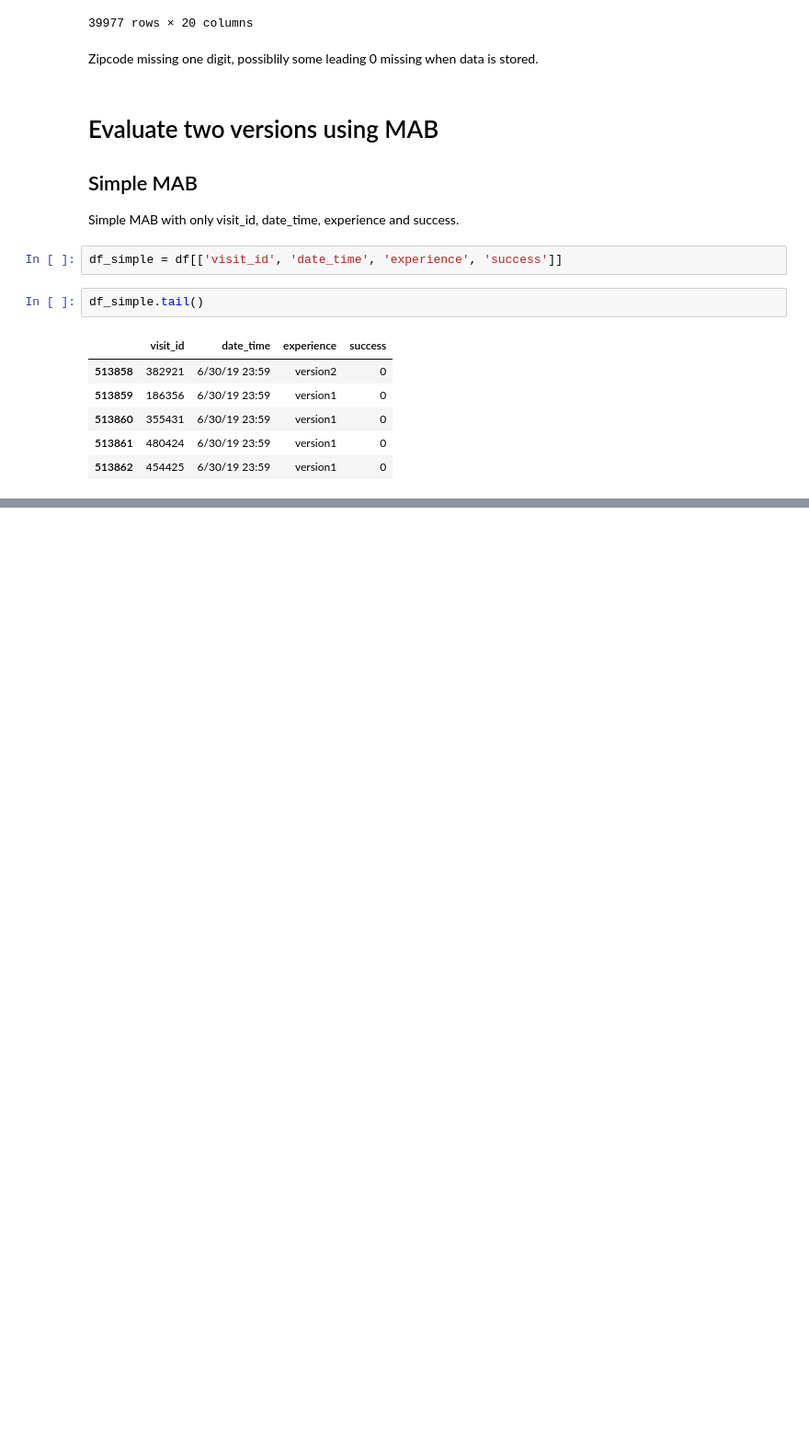
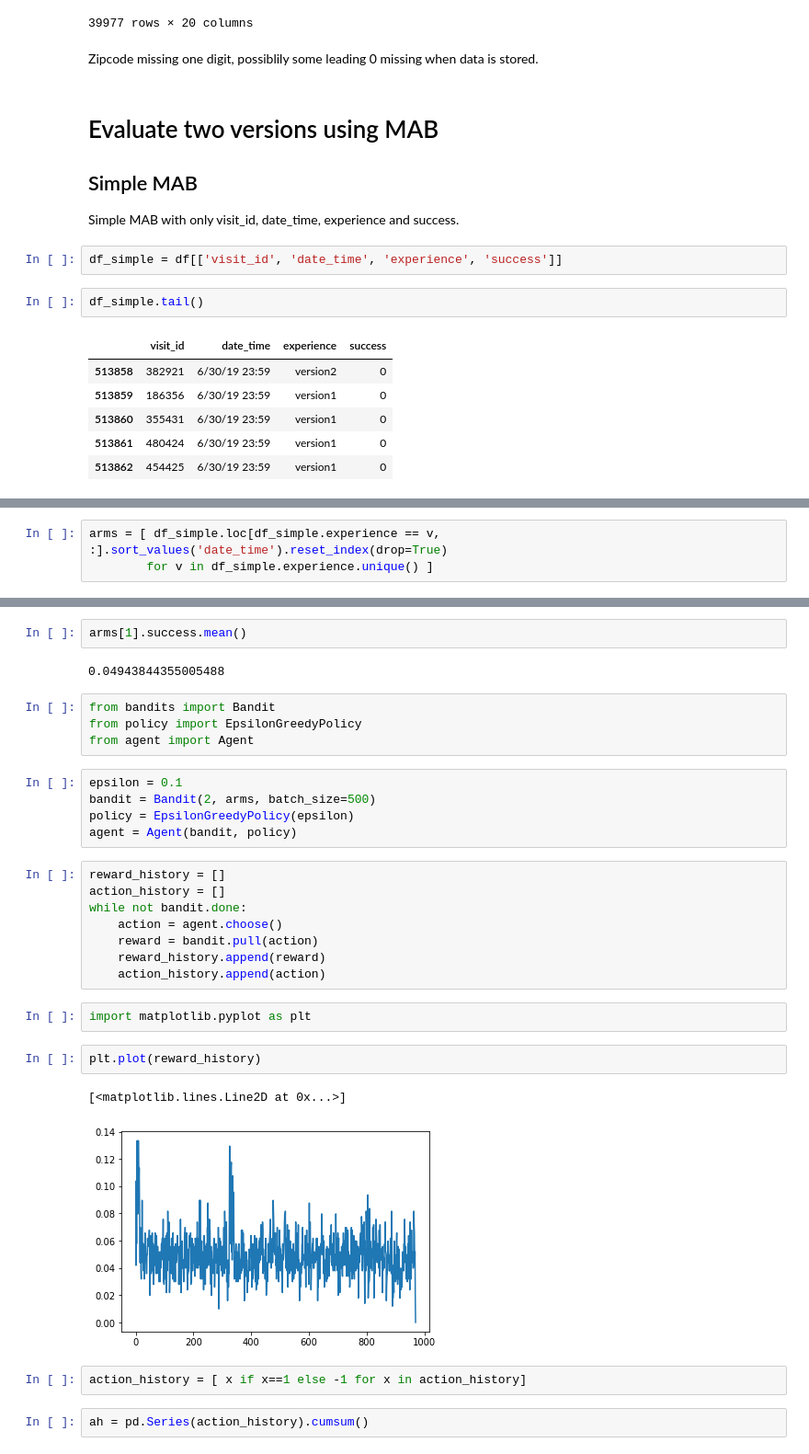
Before and after one commit to luwang-gt/MAB, a Jupyter notebook: case_study.ipynb, the cells around one changed output, grey strips where cells are left out. Shown at 92% size. Drawn from its saved outputs; the diff is of its cells as text; blank space fills up the shorter version.

Commit message:
Add bandits, simple policy and agent

```diff
--- a/case_study.ipynb
+++ b/case_study.ipynb
@@ -184,0 +158,3 @@ arm2.head()
+# %%
+arms = [ df_simple.loc[df_simple.experience == v, :].sort_values('date_time').reset_index(drop=True)
+        for v in df_simple.experience.unique() ]
@@ -184,0 +183,32 @@ arm2.head()
+# %%
+arms[1].success.mean()
+# %% [output]
+0.04943844355005488
+# %%
+from bandits import Bandit
+from policy import EpsilonGreedyPolicy
+from agent import Agent
+# %%
+epsilon = 0.1
+bandit = Bandit(2, arms, batch_size=500)
+policy = EpsilonGreedyPolicy(epsilon)
+agent = Agent(bandit, policy)
+# %%
+reward_history = []
+action_history = []
+while not bandit.done:
+    action = agent.choose()
+    reward = bandit.pull(action)
+    reward_history.append(reward)
+    action_history.append(action)
+# %%
+import matplotlib.pyplot as plt
+# %%
+plt.plot(reward_history)
+# %% [output]
+[<matplotlib.lines.Line2D at 0x...>]
+[figure, added]
+# %%
+action_history = [ x if x==1 else -1 for x in action_history]
+# %%
+ah = pd.Series(action_history).cumsum()
```
Also changed, not shown: parts of 12 cells of this notebook, 3 other files.
